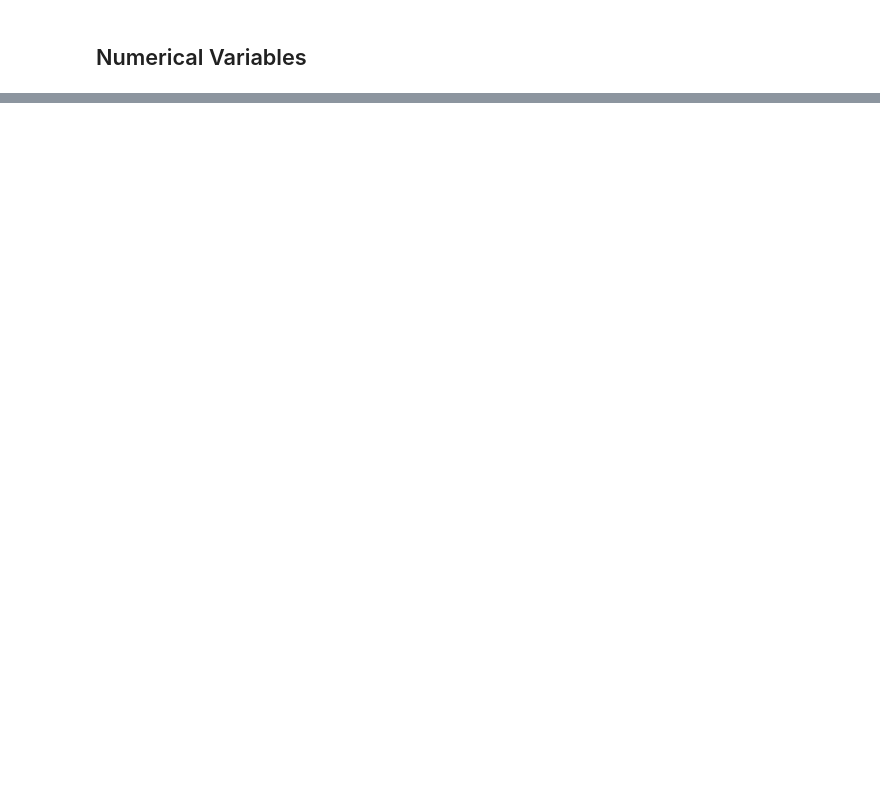
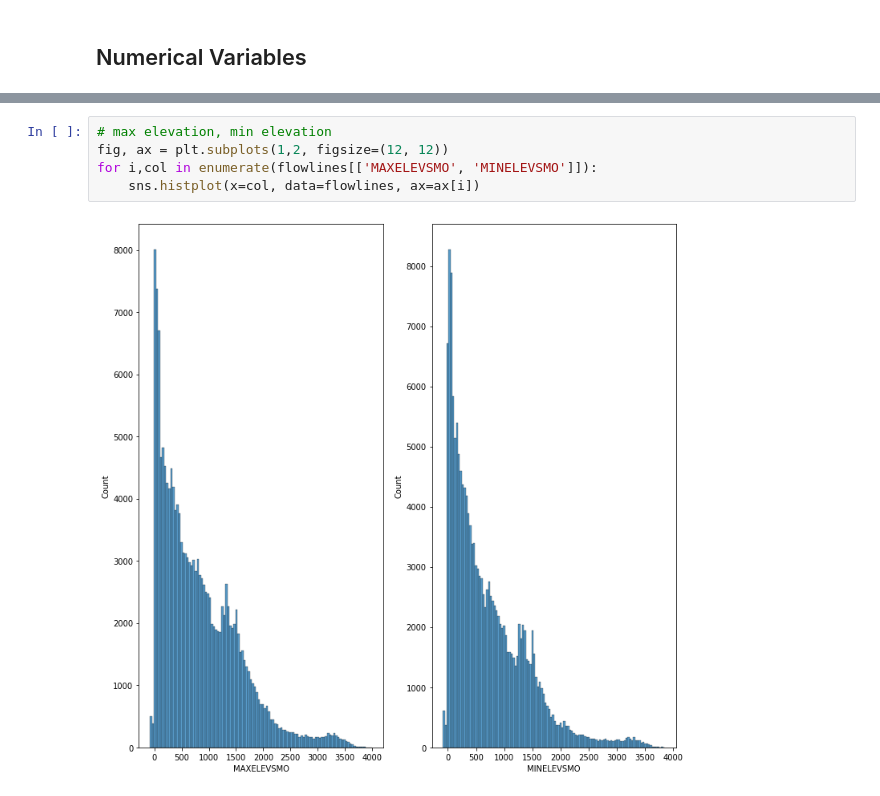
Before and after one commit to avkoehl/valleys, a Jupyter notebook: eda/global_eda.ipynb, the cells around one changed output, grey strips where cells are left out. Drawn from its saved outputs; the diff is of its cells as text; blank space fills up the shorter version.

```diff
--- a/eda/global_eda.ipynb
+++ b/eda/global_eda.ipynb
@@ -141,0 +163,7 @@ Name: AreaSqKM, dtype: float64
+# %%
+# max elevation, min elevation
+fig, ax = plt.subplots(1,2, figsize=(12, 12))
+for i,col in enumerate(flowlines[['MAXELEVSMO', 'MINELEVSMO']]):
+    sns.histplot(x=col, data=flowlines, ax=ax[i])
+# %% [output]
+[figure, added]
```
Also changed, not shown: parts of 20 cells of this notebook, 1 other file.
